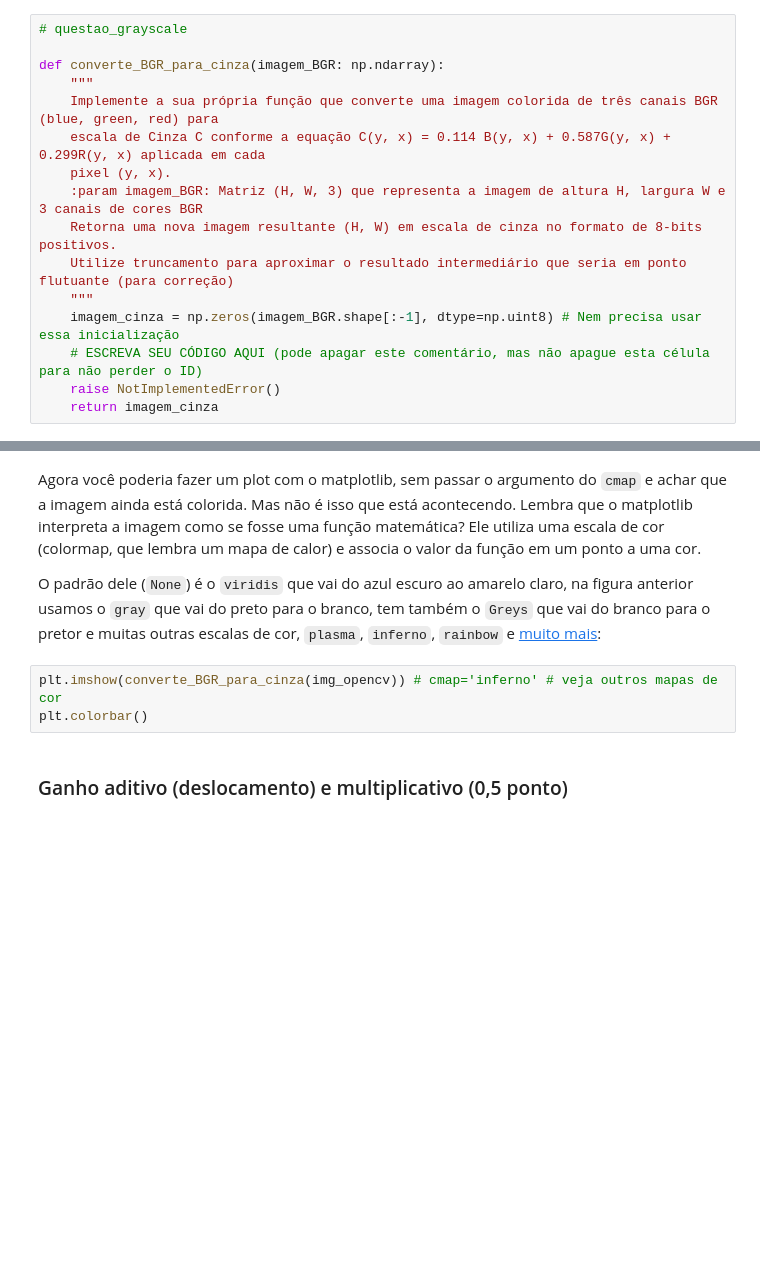
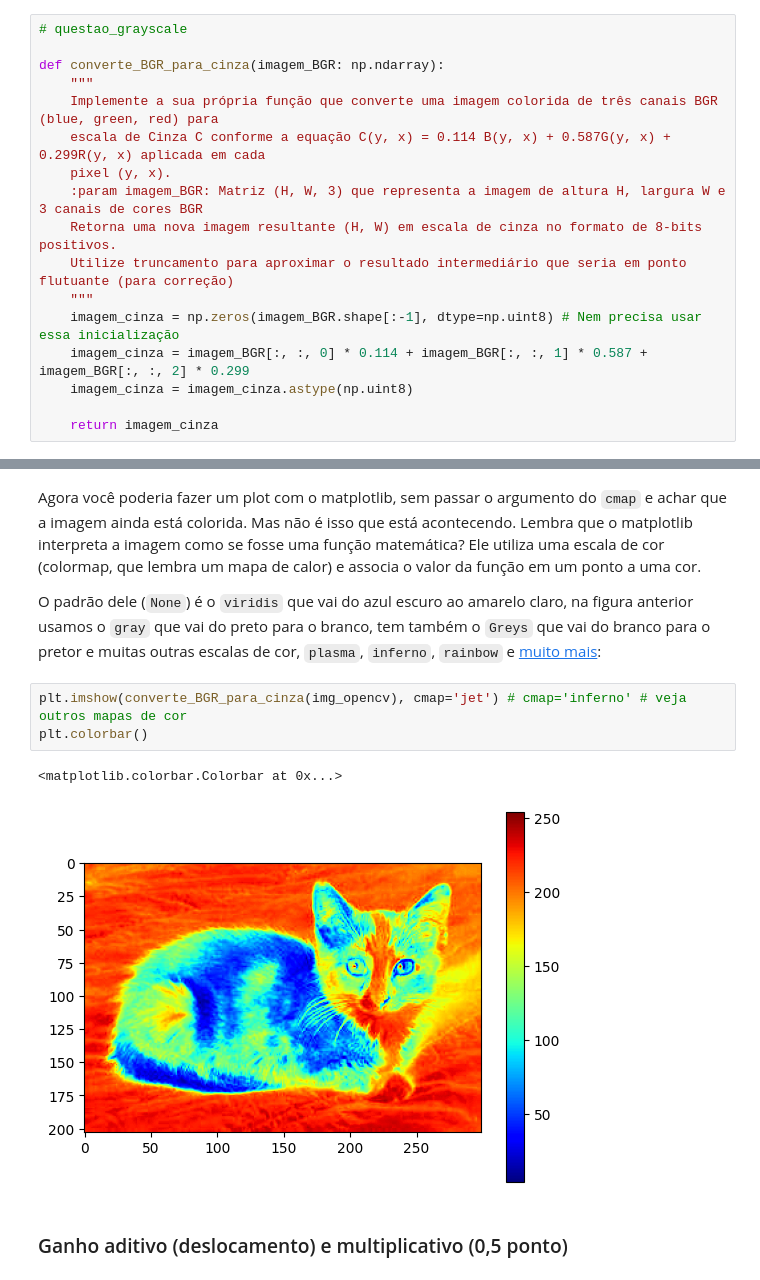
Before and after one commit to fbaltor/cm203, a Jupyter notebook: notebooks/intro_lab01/intro_lab01.ipynb, the cells around one changed output, grey strips where cells are left out. Drawn from its saved outputs; the diff is of its cells as text; blank space fills up the shorter version.

```diff
--- a/notebooks/intro_lab01/intro_lab01.ipynb
+++ b/notebooks/intro_lab01/intro_lab01.ipynb
@@ -293,8 +299,9 @@ def converte_BGR_para_cinza(imagem_BGR: np.ndarray):
     Utilize truncamento para aproximar o resultado intermediário que seria em ponto flutuante (para correção)
     """
     imagem_cinza = np.zeros(imagem_BGR.shape[:-1], dtype=np.uint8) # Nem precisa usar essa inicialização
-    # ESCREVA SEU CÓDIGO AQUI (pode apagar este comentário, mas não apague esta célula para não perder o ID)
-    raise NotImplementedError()
+    imagem_cinza = imagem_BGR[:, :, 0] * 0.114 + imagem_BGR[:, :, 1] * 0.587 + imagem_BGR[:, :, 2] * 0.299
+    imagem_cinza = imagem_cinza.astype(np.uint8)
+
     return imagem_cinza
 # %%
 # testa_grayscale
@@ -318,8 +328,11 @@ Agora você poderia fazer um plot com o matplotlib, sem passar o argumento do `c
 
 O padrão dele (`None`) é o `viridis` que vai do azul escuro ao amarelo claro, na figura anterior usamos o `gray` que vai do preto para o branco, tem também o `Greys` que vai do branco para o pretor e muitas outras escalas de cor, `plasma`, `inferno`, `rainbow` e [muito mais](https://matplotlib.org/stable/tutorials/colors/colormaps.html):
 # %%
-plt.imshow(converte_BGR_para_cinza(img_opencv)) # cmap='inferno' # veja outros mapas de cor
+plt.imshow(converte_BGR_para_cinza(img_opencv), cmap='jet') # cmap='inferno' # veja outros mapas de cor
 plt.colorbar()
+# %% [output]
+<matplotlib.colorbar.Colorbar at 0x...>
+[figure, added]
 # %% [markdown]
 ### Ganho aditivo (deslocamento) e multiplicativo (0,5 ponto)
 # %% [markdown]
```
Also changed, not shown: parts of 12 cells of this notebook.
